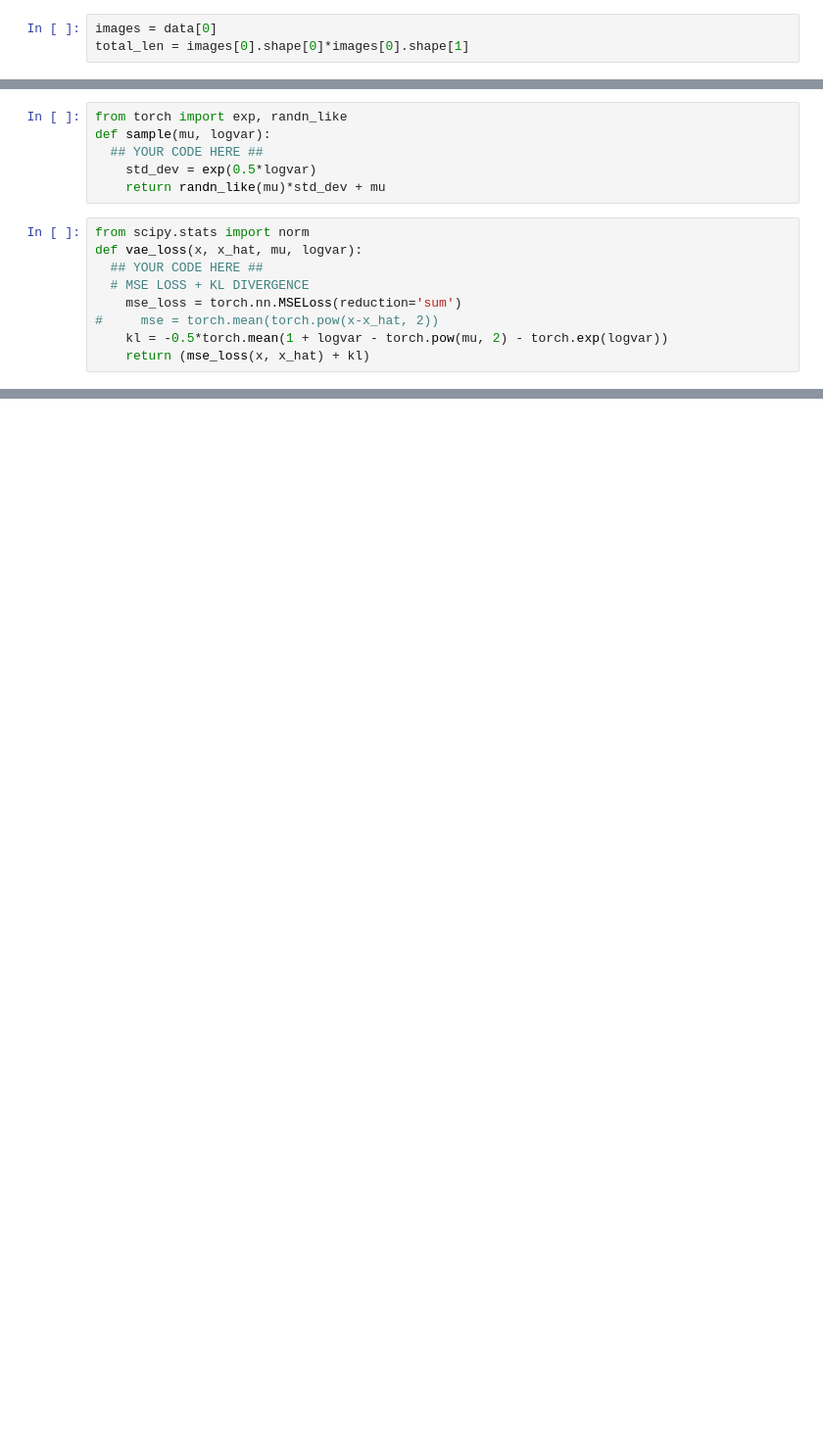
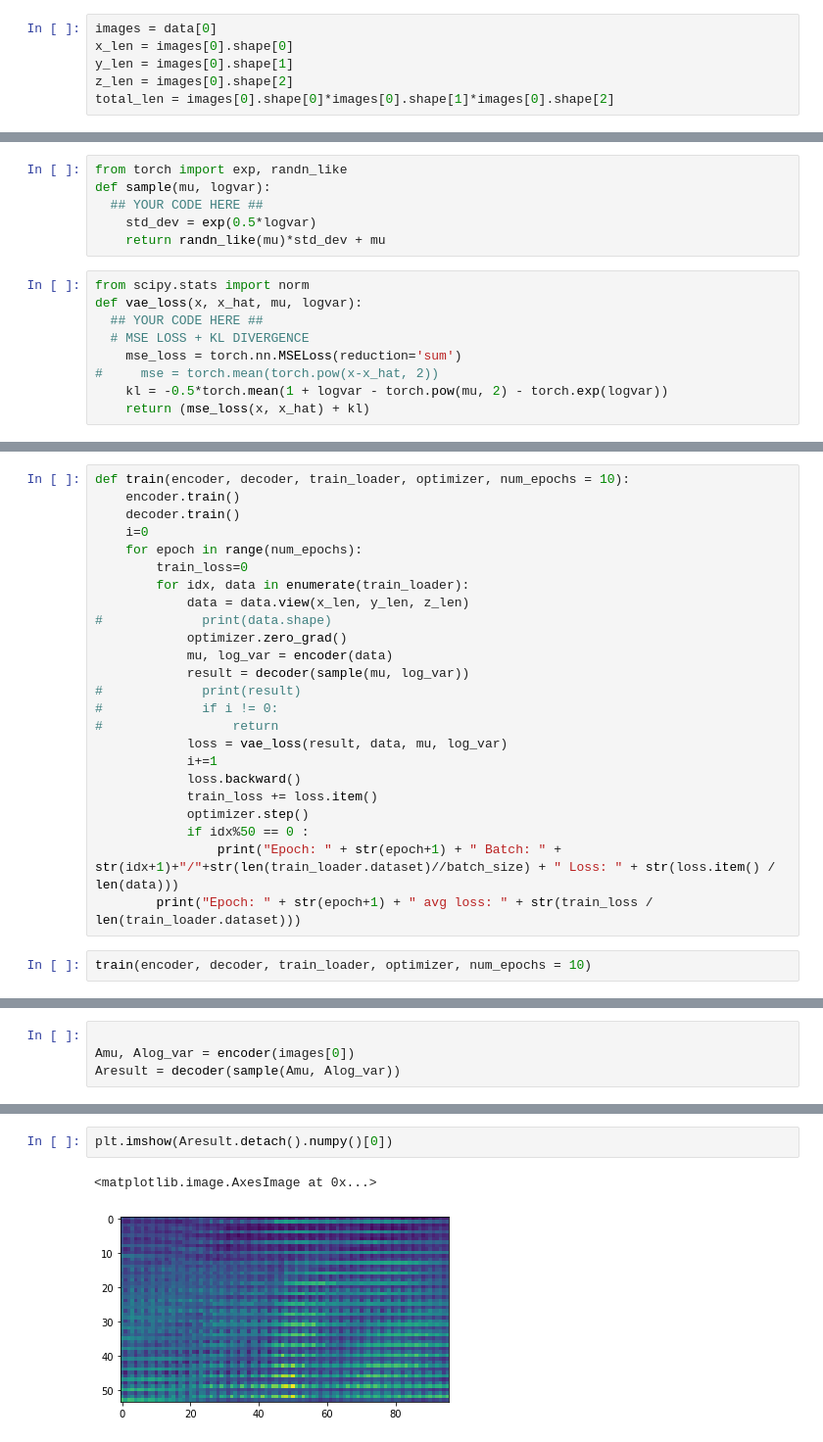
Before and after one commit to joshpapermaster/CS395T-FinalProject, a Jupyter notebook: FinalProject.ipynb, the cells around one changed output, grey strips where cells are left out. Shown: that part at 98% size. Saved outputs shown, nothing was run; the diff lists cells and outputs as text; blank space fills up the shorter version.

```diff
--- a/FinalProject.ipynb
+++ b/FinalProject.ipynb
@@ -79,6 +87,9 @@ transformations = transforms.ToTensor()
 # mnist_test = datasets.MNIST(loc_data, train=False, download=True, transform = transformations)
 # %%
 images = data[0]
-total_len = images[0].shape[0]*images[0].shape[1]
+x_len = images[0].shape[0]
+y_len = images[0].shape[1]
+z_len = images[0].shape[2]
+total_len = images[0].shape[0]*images[0].shape[1]*images[0].shape[2]
 # %%
 from torch.utils.data import DataLoader
@@ -141,3 +152,29 @@ encoder = Encoder(latent_dim)
 decoder = Decoder(latent_dim)
 params = list(encoder.parameters())+list(decoder.parameters())
 optimizer = optim.Adam(params, lr=1e-3)
+# %%
+def train(encoder, decoder, train_loader, optimizer, num_epochs = 10):
+    encoder.train()
+    decoder.train()
+    i=0
+    for epoch in range(num_epochs):
+        train_loss=0
+        for idx, data in enumerate(train_loader):
+            data = data.view(x_len, y_len, z_len)
+#             print(data.shape)
+            optimizer.zero_grad()
+            mu, log_var = encoder(data)
+            result = decoder(sample(mu, log_var))
+#             print(result)
+#             if i != 0:
+#                 return
+            loss = vae_loss(result, data, mu, log_var)
+            i+=1
+            loss.backward()
+            train_loss += loss.item()
+            optimizer.step()
+            if idx%50 == 0 :
+                print("Epoch: " + str(epoch+1) + " Batch: " + str(idx+1)+"/"+str(len(train_loader.dataset)//batch_size) + " Loss: " + str(loss.item() / len(data)))
+        print("Epoch: " + str(epoch+1) + " avg loss: " + str(train_loss / len(train_loader.dataset)))
+# %%
+train(encoder, decoder, train_loader, optimizer, num_epochs = 10)
@@ -143,0 +184,4 @@ optimizer = optim.Adam(params, lr=1e-3)
+# %%
+
+Amu, Alog_var = encoder(images[0])
+Aresult = decoder(sample(Amu, Alog_var))
@@ -143,0 +202,5 @@ optimizer = optim.Adam(params, lr=1e-3)
+# %%
+plt.imshow(Aresult.detach().numpy()[0])
+# %% [output]
+<matplotlib.image.AxesImage at 0x...>
+[figure, added]
```
Also changed, not shown: parts of 12 cells of this notebook.
